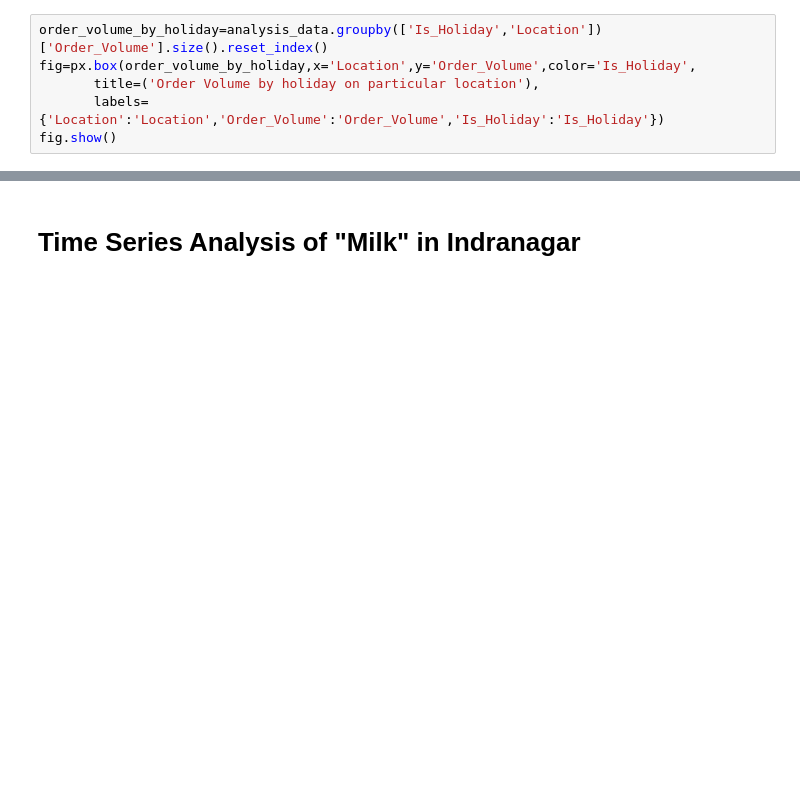
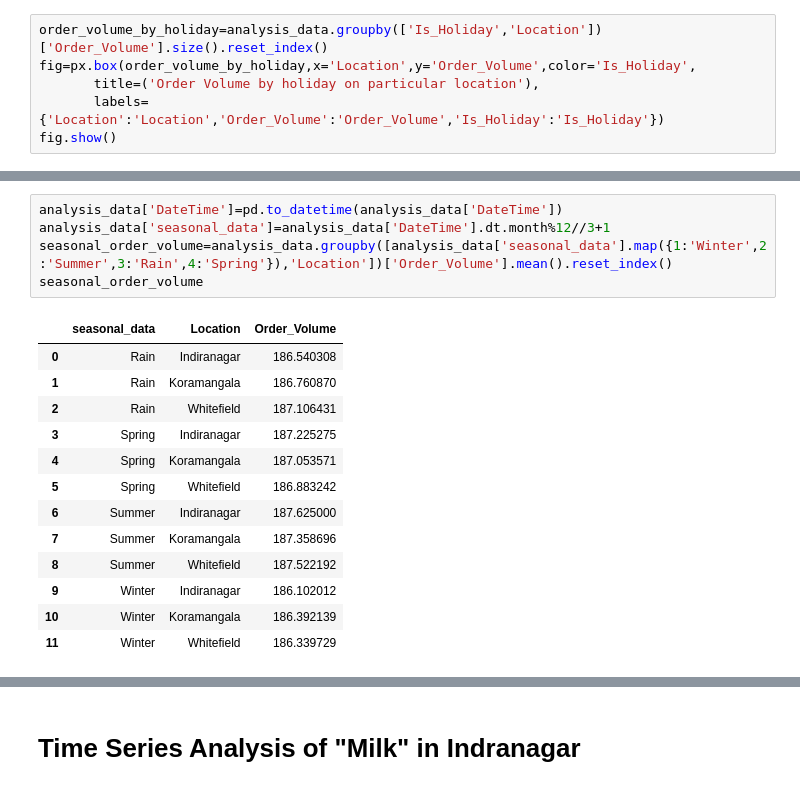
Before and after one commit to rahul8879/swiggy_demand_modelling, a Jupyter notebook: notebooks/analysis.ipynb, the cells around one changed output, grey strips where cells are left out. Saved outputs shown, nothing was run; the diff lists cells and outputs as text; blank space fills up the shorter version.

```diff
--- a/notebooks/analysis.ipynb
+++ b/notebooks/analysis.ipynb
@@ -223,0 +230,19 @@ fig.show()
+# %%
+analysis_data['DateTime']=pd.to_datetime(analysis_data['DateTime'])
+analysis_data['seasonal_data']=analysis_data['DateTime'].dt.month%12//3+1
+seasonal_order_volume=analysis_data.groupby([analysis_data['seasonal_data'].map({1:'Winter',2:'Summer',3:'Rain',4:'Spring'}),'Location'])['Order_Volume'].mean().reset_index()
+seasonal_order_volume
+# %% [output]
+|  | seasonal_data | Location | Order_Volume |
+| 0 | Rain | Indiranagar | 186.540308 |
+| 1 | Rain | Koramangala | 186.760870 |
+| 2 | Rain | Whitefield | 187.106431 |
+| 3 | Spring | Indiranagar | 187.225275 |
+| 4 | Spring | Koramangala | 187.053571 |
+| 5 | Spring | Whitefield | 186.883242 |
+| 6 | Summer | Indiranagar | 187.625000 |
+| 7 | Summer | Koramangala | 187.358696 |
+| 8 | Summer | Whitefield | 187.522192 |
+| 9 | Winter | Indiranagar | 186.102012 |
+| 10 | Winter | Koramangala | 186.392139 |
+| 11 | Winter | Whitefield | 186.339729 |
```
Also changed, not shown: parts of 5 cells of this notebook.
